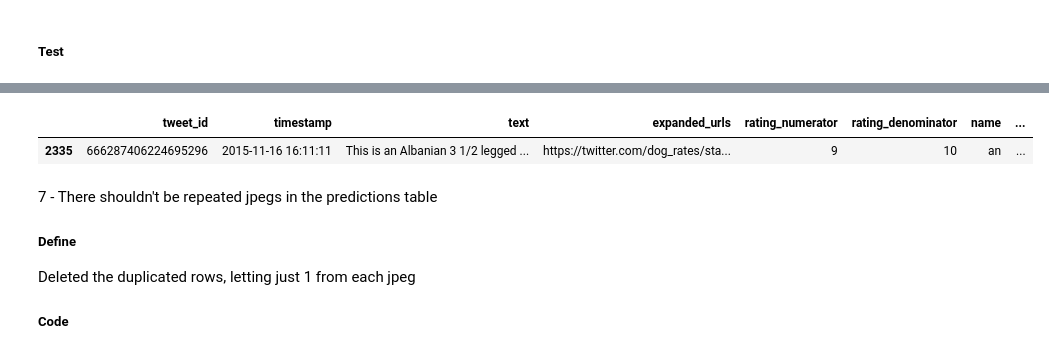
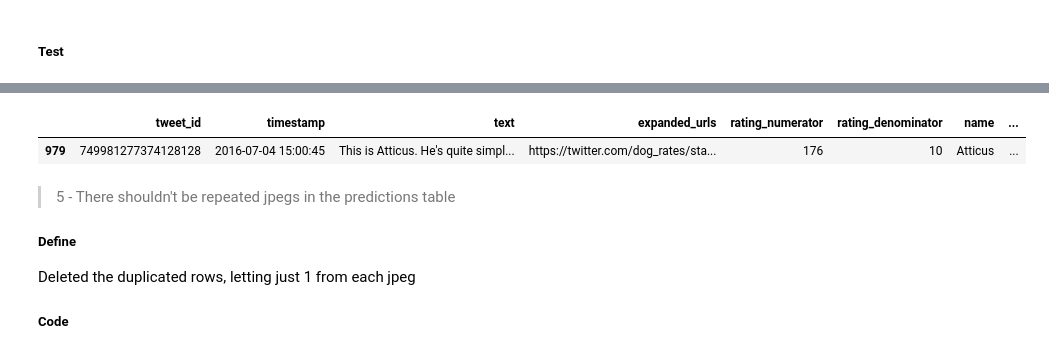
Before and after one commit to guilhermelfl/DogRatesTwitterAnalyse, a Jupyter notebook: DogRatesTwitterAnalyse.ipynb, the cells around one changed output, grey strips where cells are left out. Drawn from its saved outputs; the diff is of its cells as text; code cells hidden in the pictures.

```diff
--- a/DogRatesTwitterAnalyse.ipynb
+++ b/DogRatesTwitterAnalyse.ipynb
@@ -677,14 +686,15 @@ tweets_clean.ix[tweets_clean[tweets_clean.tweet_id == 722974582966214656].index,
 
 tweets_clean.ix[tweets_clean[tweets_clean.tweet_id == 740373189193256964].index,'rating_numerator']=14
 tweets_clean.ix[tweets_clean[tweets_clean.tweet_id == 740373189193256964].index,'rating_denominator']=10
+
+tweets_clean.ix[tweets_clean[tweets_clean.tweet_id == 749981277374128128].index,'rating_numerator']=176
 # %%
-tweets_clean[tweets_clean.tweet_id == 666287406224695296]
+tweets_clean[tweets_clean.tweet_id == 749981277374128128]
 # %% [output]
 |  | tweet_id | timestamp | text | expanded_urls | rating_numerator | rating_denominator | name | ... |
-| 2335 | 666287406224695296 | 2015-11-16 16:11:11 | This is an Albanian 3 1/2 legged ... | https://twitter.com/dog_rates/sta... | 9 | 10 | an | ... |
+| 979 | 749981277374128128 | 2016-07-04 15:00:45 | This is Atticus. He's quite simpl... | https://twitter.com/dog_rates/sta... | 176 | 10 | Atticus | ... |
 # %% [markdown]
-7 - There shouldn't be repeated jpegs in the predictions table
-
+> 5 - There shouldn't be repeated jpegs in the predictions table
 
 ##### Define
 
```
Also changed, not shown: parts of 55 cells of this notebook, 3 other files.
